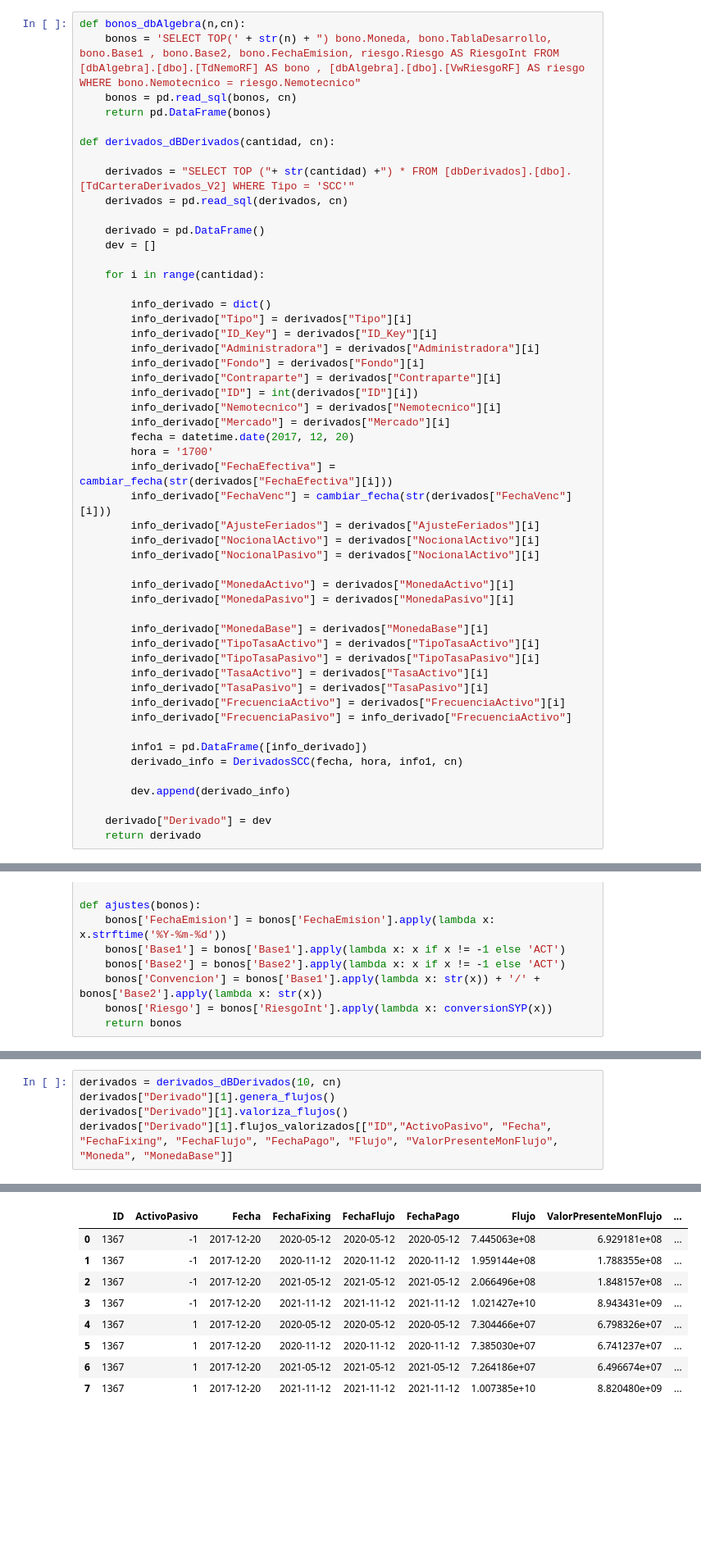
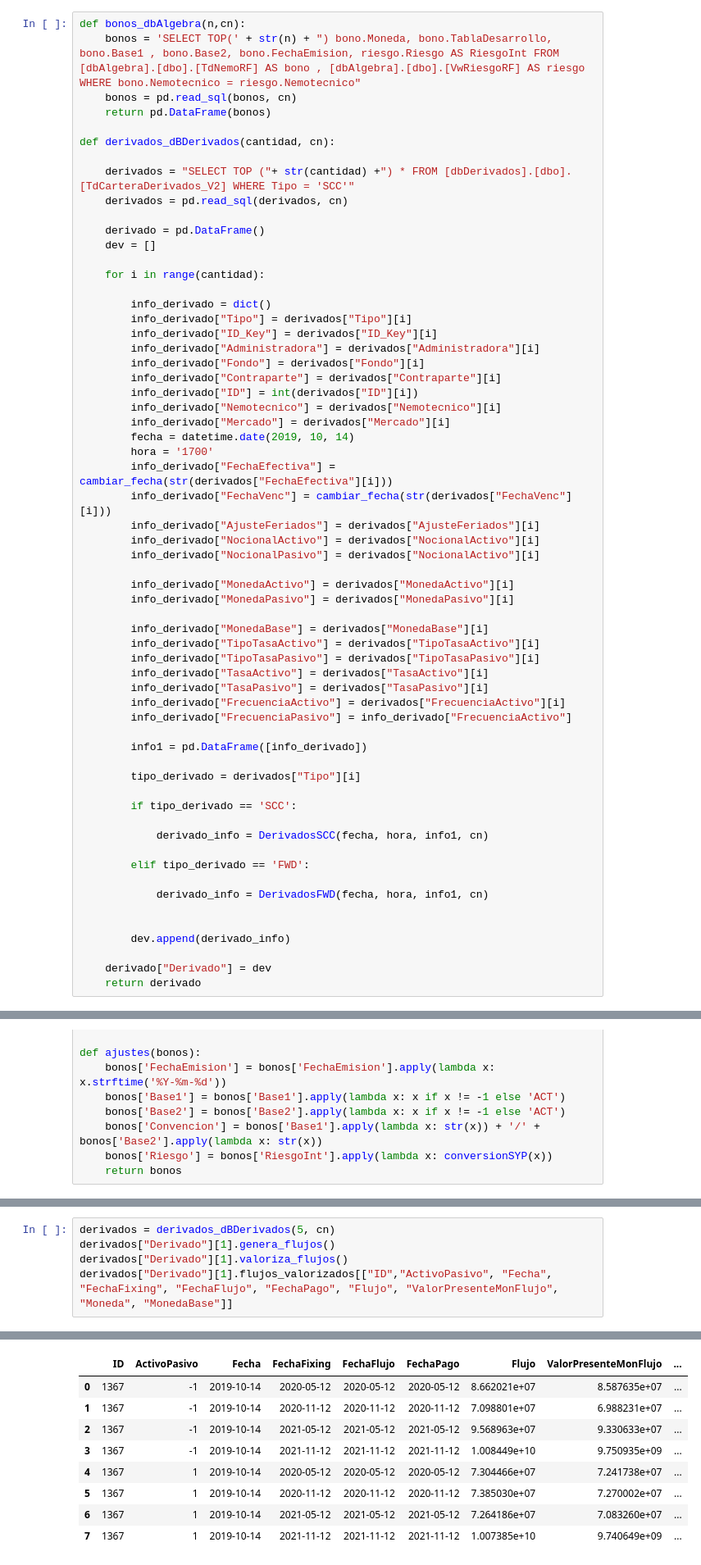
Before and after one commit to GrosoWoW/Practica, a Jupyter notebook: Intento/Cartera/Simulacion_Cartera_ALIVE.ipynb, the cells around one changed output, grey strips where cells are left out. Shown at 82% size. Saved outputs shown, nothing was run; the diff lists cells and outputs as text; blank space fills up the shorter version.

```diff
--- a/Intento/Cartera/Simulacion_Cartera_ALIVE.ipynb
+++ b/Intento/Cartera/Simulacion_Cartera_ALIVE.ipynb
@@ -51,7 +51,7 @@ def derivados_dBDerivados(cantidad, cn):
         info_derivado["ID"] = int(derivados["ID"][i])
         info_derivado["Nemotecnico"] = derivados["Nemotecnico"][i]
         info_derivado["Mercado"] = derivados["Mercado"][i]
-        fecha = datetime.date(2017, 12, 20)
+        fecha = datetime.date(2019, 10, 14)
         hora = '1700'
         info_derivado["FechaEfectiva"] = cambiar_fecha(str(derivados["FechaEfectiva"][i]))
         info_derivado["FechaVenc"] = cambiar_fecha(str(derivados["FechaVenc"][i]))
@@ -71,7 +71,17 @@ def derivados_dBDerivados(cantidad, cn):
         info_derivado["FrecuenciaPasivo"] = info_derivado["FrecuenciaActivo"]
 
         info1 = pd.DataFrame([info_derivado])
-        derivado_info = DerivadosSCC(fecha, hora, info1, cn)
+
+        tipo_derivado = derivados["Tipo"][i]
+
+        if tipo_derivado == 'SCC':
+
+            derivado_info = DerivadosSCC(fecha, hora, info1, cn)
+
+        elif tipo_derivado == 'FWD':
+
+            derivado_info = DerivadosFWD(fecha, hora, info1, cn)
+
 
         dev.append(derivado_info)
 
@@ -96,20 +111,20 @@ def ajustes(bonos):
 # %%
-derivados = derivados_dBDerivados(10, cn)
+derivados = derivados_dBDerivados(5, cn)
 derivados["Derivado"][1].genera_flujos()
 derivados["Derivado"][1].valoriza_flujos()
 derivados["Derivado"][1].flujos_valorizados[["ID","ActivoPasivo", "Fecha", "FechaFixing", "FechaFlujo", "FechaPago", "Flujo", "ValorPresenteMonFlujo", "Moneda", "MonedaBase"]]
 # %% [output]
 A value is trying to be set on a copy of a slice from a DataFrame
 
 See the caveats in the documentation: http://pandas.pydata.org/pandas-docs/stable/user_guide/indexing.html#returning-a-view-versus-a-copy
   info_cartera.MonedaActivo[0] = "CLP"
 |  | ID | ActivoPasivo | Fecha | FechaFixing | FechaFlujo | FechaPago | Flujo | ValorPresenteMonFlujo | ... |
-| 0 | 1367 | -1 | 2017-12-20 | 2020-05-12 | 2020-05-12 | 2020-05-12 | 7.445063e+08 | 6.929181e+08 | ... |
-| 1 | 1367 | -1 | 2017-12-20 | 2020-11-12 | 2020-11-12 | 2020-11-12 | 1.959144e+08 | 1.788355e+08 | ... |
-| 2 | 1367 | -1 | 2017-12-20 | 2021-05-12 | 2021-05-12 | 2021-05-12 | 2.066496e+08 | 1.848157e+08 | ... |
-| 3 | 1367 | -1 | 2017-12-20 | 2021-11-12 | 2021-11-12 | 2021-11-12 | 1.021427e+10 | 8.943431e+09 | ... |
-| 4 | 1367 | 1 | 2017-12-20 | 2020-05-12 | 2020-05-12 | 2020-05-12 | 7.304466e+07 | 6.798326e+07 | ... |
-| 5 | 1367 | 1 | 2017-12-20 | 2020-11-12 | 2020-11-12 | 2020-11-12 | 7.385030e+07 | 6.741237e+07 | ... |
-| 6 | 1367 | 1 | 2017-12-20 | 2021-05-12 | 2021-05-12 | 2021-05-12 | 7.264186e+07 | 6.496674e+07 | ... |
-| 7 | 1367 | 1 | 2017-12-20 | 2021-11-12 | 2021-11-12 | 2021-11-12 | 1.007385e+10 | 8.820480e+09 | ... |
+| 0 | 1367 | -1 | 2019-10-14 | 2020-05-12 | 2020-05-12 | 2020-05-12 | 8.662021e+07 | 8.587635e+07 | ... |
+| 1 | 1367 | -1 | 2019-10-14 | 2020-11-12 | 2020-11-12 | 2020-11-12 | 7.098801e+07 | 6.988231e+07 | ... |
+| 2 | 1367 | -1 | 2019-10-14 | 2021-05-12 | 2021-05-12 | 2021-05-12 | 9.568963e+07 | 9.330633e+07 | ... |
+| 3 | 1367 | -1 | 2019-10-14 | 2021-11-12 | 2021-11-12 | 2021-11-12 | 1.008449e+10 | 9.750935e+09 | ... |
+| 4 | 1367 | 1 | 2019-10-14 | 2020-05-12 | 2020-05-12 | 2020-05-12 | 7.304466e+07 | 7.241738e+07 | ... |
+| 5 | 1367 | 1 | 2019-10-14 | 2020-11-12 | 2020-11-12 | 2020-11-12 | 7.385030e+07 | 7.270002e+07 | ... |
+| 6 | 1367 | 1 | 2019-10-14 | 2021-05-12 | 2021-05-12 | 2021-05-12 | 7.264186e+07 | 7.083260e+07 | ... |
+| 7 | 1367 | 1 | 2019-10-14 | 2021-11-12 | 2021-11-12 | 2021-11-12 | 1.007385e+10 | 9.740649e+09 | ... |
 # %%
```
Also changed, not shown: parts of 6 cells of this notebook, 3 other files.
